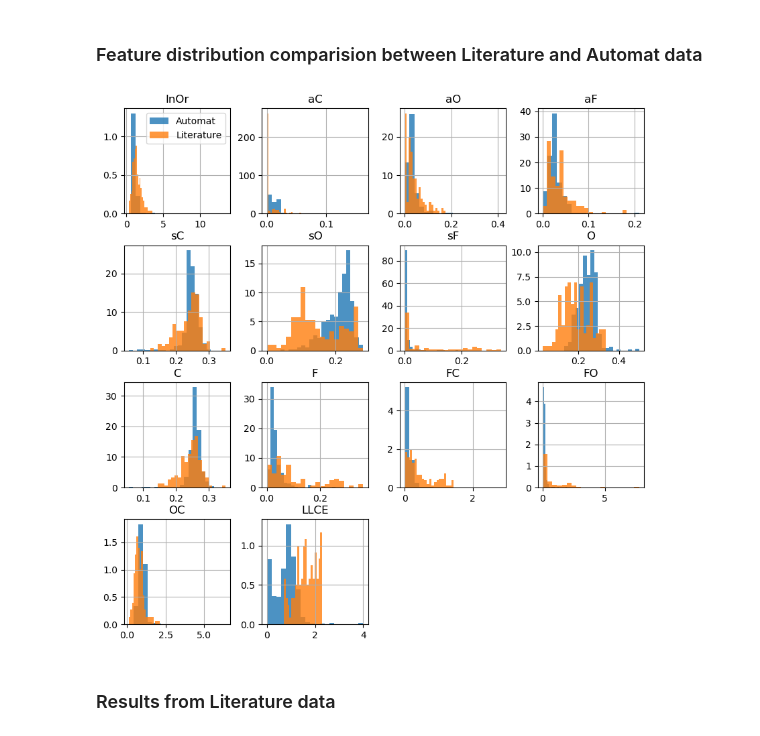
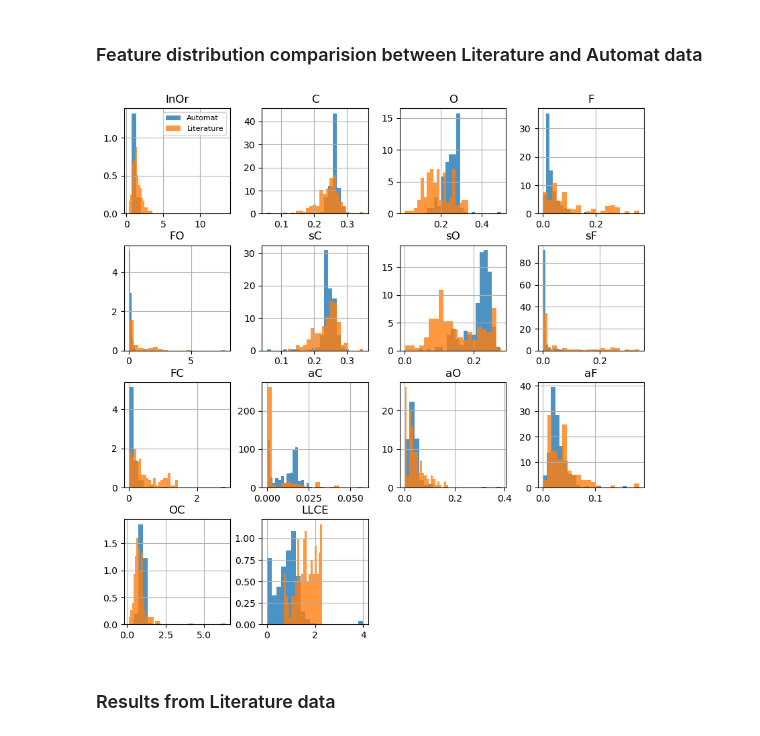
Before and after one commit to zleung9/bo-electrolyte, a Jupyter notebook: notebooks/feature_extraction_elemental_composition.ipynb, the cells around one changed output. Saved outputs shown, nothing was run; the diff lists cells and outputs as text; code cells hidden in the pictures.

```diff
--- a/notebooks/feature_extraction_elemental_composition.ipynb
+++ b/notebooks/feature_extraction_elemental_composition.ipynb
@@ -387,16 +400,17 @@ df_cy = pd.read_csv("../chemicals/pnas.2214357120.sd01.csv")
 # %% [markdown]
 ### Feature distribution comparision between Literature and Automat data
 # %%
+columns = [ "InOr", "C", "O", "F", "FO","sC", "sO", "sF", "FC", "aC", "aO", "aF", "OC", "LLCE"]
 fig = plt.figure(figsize=(10, 10))
 gs = gridspec.GridSpec(4, 4)
-for j, col in enumerate(df_final.columns):
+for j, col in enumerate(columns):
     ax = fig.add_subplot(gs[int(j/4), j%4])
     df_final.hist(column=col, bins=20, ax=ax, density=True, alpha=0.8, label="Automat")
     df_cy.hist(column=col, bins=20, ax=ax, density=True, alpha=0.8, label="Literature")
-    if j==0: ax.legend()
+    if j==0: ax.legend(fontsize=8)
 plt.show()
 # %% [output]
-[figure, old version]
+[figure, new version]
 # %% [markdown]
 ### Results from Literature data
 # %%
```
Also changed, not shown: parts of 9 cells of this notebook, 1 other file.
